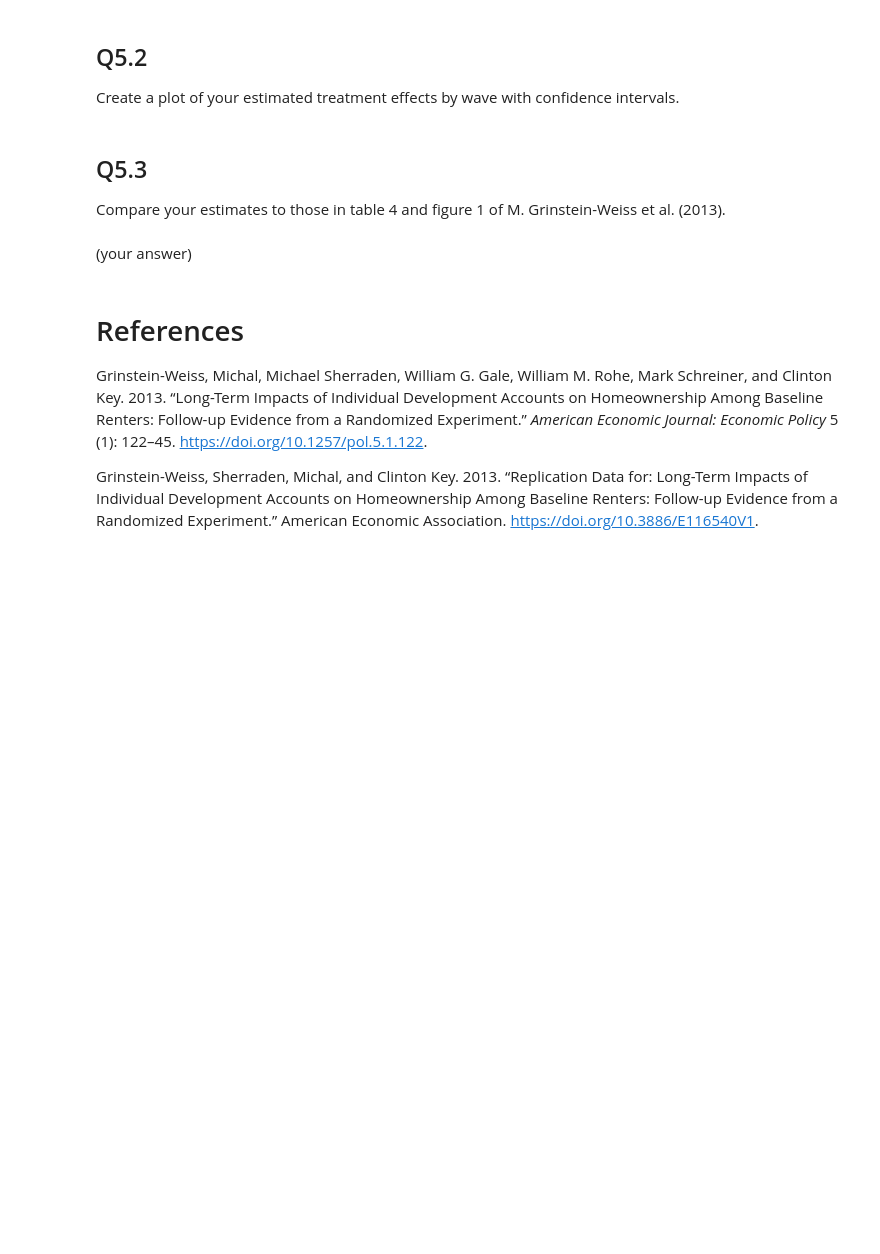
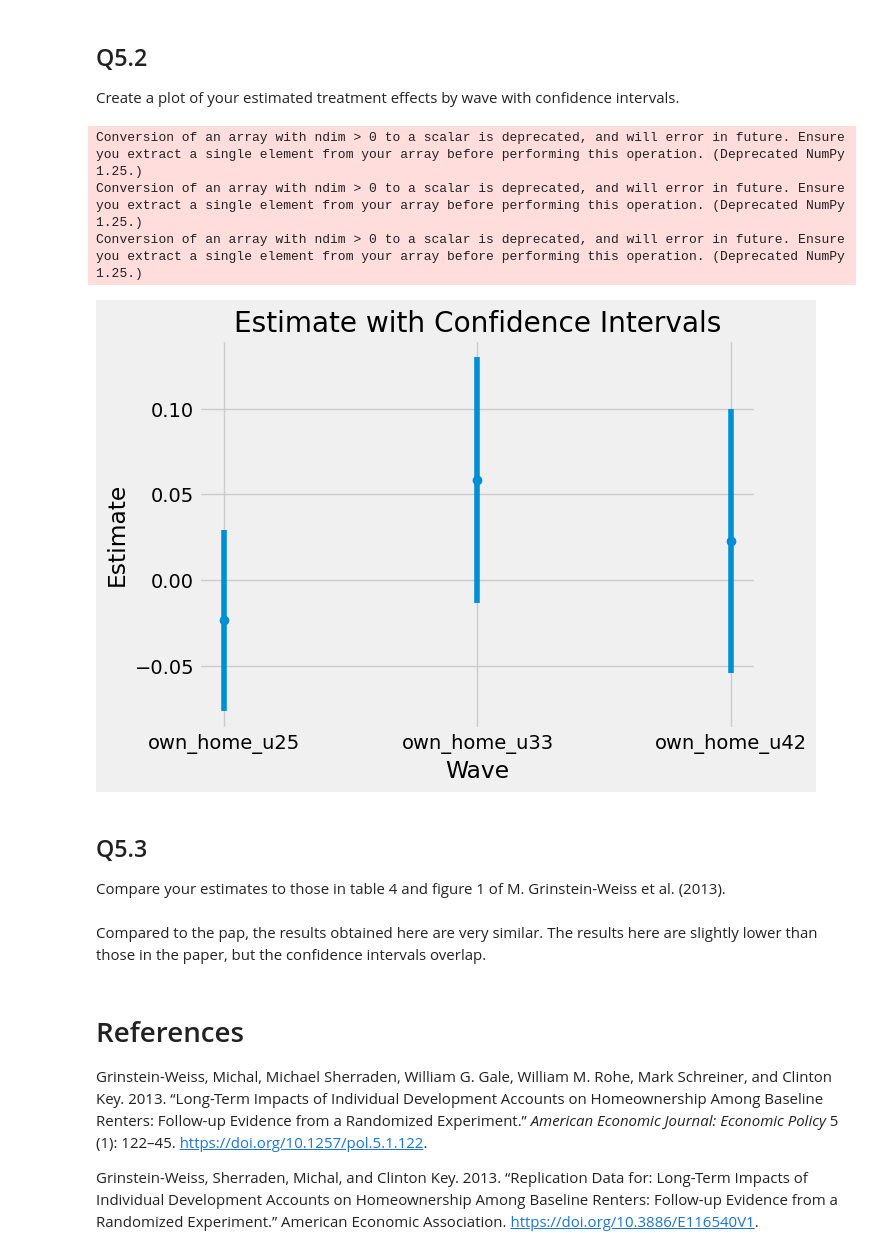
Before and after one commit to ubcecon/ECON526, a Jupyter notebook: problem_sets/problem_set_7.ipynb, the cells around one changed output. Drawn from its saved outputs; the diff is of its cells as text; code cells hidden in the pictures; blank space fills up the shorter version.

```diff
--- a/problem_sets/problem_set_7.ipynb
+++ b/problem_sets/problem_set_7.ipynb
@@ -160,3 +304,32 @@ confidence intervals.
 # %%
 from econml.dr import LinearDRLearner
 # your code here
+
+results = {}
+
+waves = ["own_home_u25" , "own_home_u33" , "own_home_u42"]
+samples = ["sample12" , "sample13" , "sample14"]
+
+for i, wave in enumerate(waves):
+    temp_df = df[df[samples[i]] == 1]
+
+    y = temp_df[wave]
+    y = y.replace({'yes': 1, 'no': 0})
+    y = y.fillna(0)
+
+    T = temp_df['treat']
+
+    X = pd.get_dummies(temp_df[variables].drop('treat', axis=1), drop_first=True)
+    X = X.fillna(0)
+
+    est = LinearDRLearner(#featurizer=PolynomialFeatures(degree=20, include_bias=False),
+                    model_regression=LassoCV(),
+                    model_propensity=LogisticRegressionCV(),
+                    cv=20)
+    est.fit(y, T, X=None, W=X)
+    point = est.const_marginal_effect(None)
+    lb, ub = est.const_marginal_effect_interval(None, alpha=0.05)
+    results[wave] = {'point': point[0], 'lb': lb[0], 'ub': ub[0]}
+
+results = pd.DataFrame(results).T
+print(results)
@@ -167,13 +367,31 @@ Create a plot of your estimated treatment effects by wave with
 confidence intervals.
 # %%
 # your code here
+results = results.values
+wave = waves
+point = results[:, 0].astype(float)
+lb = results[:, 1].astype(float)
+ub = results[:, 2].astype(float)
+
+yerr = [point - lb, ub - point]
+
+plt.errorbar(wave, point, yerr=yerr, fmt='o')
+plt.xlabel('Wave')
+plt.ylabel('Estimate')
+plt.title('Estimate with Confidence Intervals')
+plt.show()
+# %% [output]
+Conversion of an array with ndim > 0 to a scalar is deprecated, and will error in future. Ensure you extract a single element from your array before performing this operation. (Deprecated NumPy 1.25.)
+Conversion of an array with ndim > 0 to a scalar is deprecated, and will error in future. Ensure you extract a single element from your array before performing this operation. (Deprecated NumPy 1.25.)
+Conversion of an array with ndim > 0 to a scalar is deprecated, and will error in future. Ensure you extract a single element from your array before performing this operation. (Deprecated NumPy 1.25.)
+[figure, added]
 # %% [markdown]
 ## Q5.3
 
 Compare your estimates to those in table 4 and figure 1 of M.
 Grinstein-Weiss et al. (2013).
 # %% [markdown]
-(your answer)
+Compared to the pap, the results obtained here are very similar. The results here are slightly lower than those in the paper, but the confidence intervals overlap.
 # %% [markdown]
 # References
 
```
Also changed, not shown: parts of 7 cells of this notebook.
